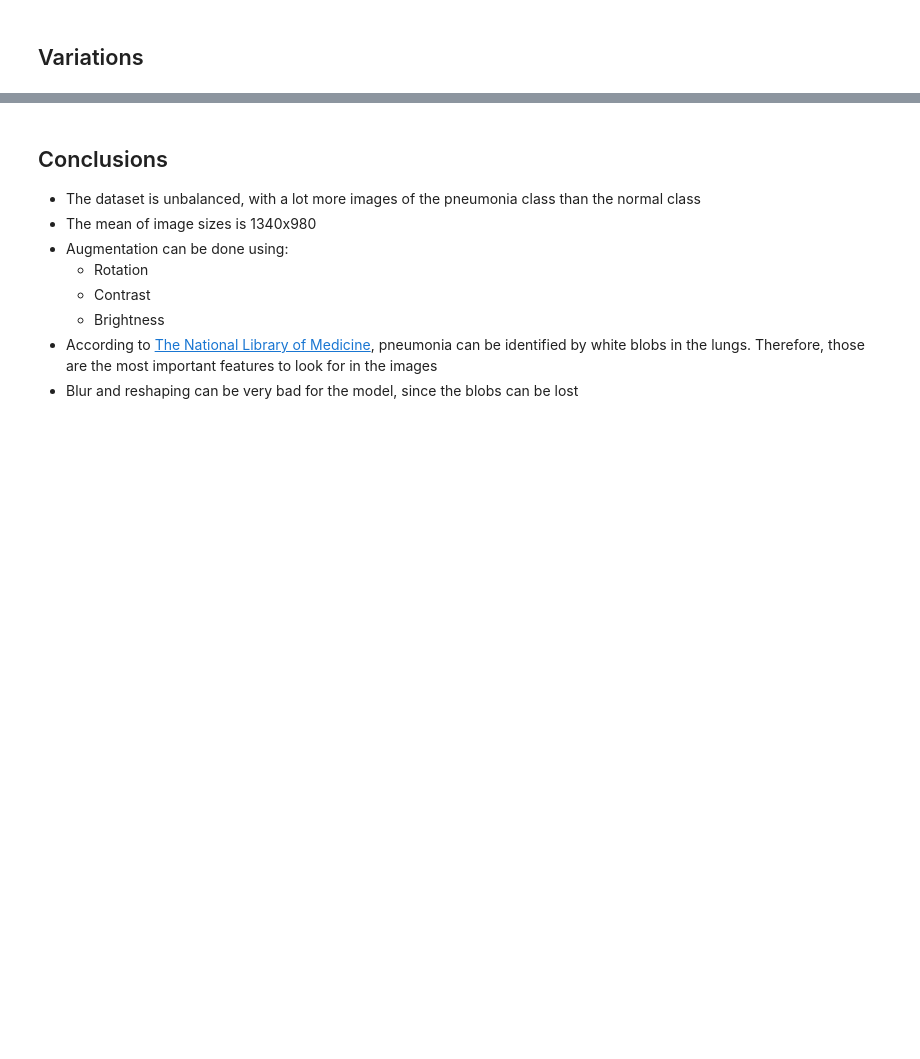
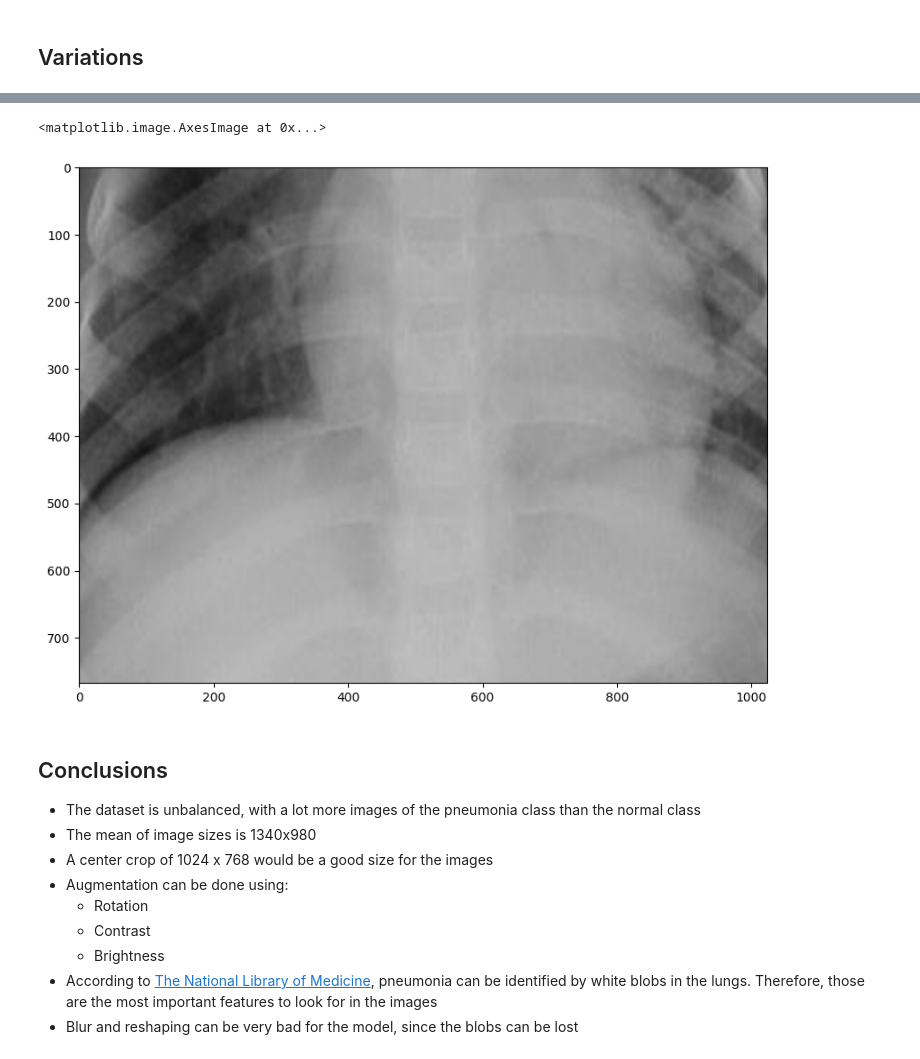
Before and after one commit to matharano/Pneumonia-Classifier-Web-App, a Jupyter notebook: backend/data_exploration.ipynb, the cells around one changed output, grey strips where cells are left out. Drawn from its saved outputs; the diff is of its cells as text; code cells hidden in the pictures; blank space fills up the shorter version.

```diff
--- a/backend/data_exploration.ipynb
+++ b/backend/data_exploration.ipynb
@@ -63,8 +63,21 @@ for x, y in product(range(5), range(5)):
+# %%
+from itertools import product
+img = cv2.imread(random.choice(total_images))
+img = cv2.resize(img, (1340, 980))
+plt.figure(figsize=(10,10))
+size = (1024, 768)
+cuts = np.array([[(980-size[1])/2, 980 - (980-size[1])/2], [(1340-size[0])/2, 1340 - (1340-size[0])/2]], dtype=int)
+plt.imshow(img)
+plt.imshow(img[cuts[0, 0]:cuts[0, 1], cuts[1, 0]:cuts[1, 1]])
+# %% [output]
+<matplotlib.image.AxesImage at 0x...>
+[figure, added]
 # %% [markdown]
 ## Conclusions
 
 * The dataset is unbalanced, with a lot more images of the pneumonia class than the normal class
 * The mean of image sizes is 1340x980
+* A center crop of 1024 x 768 would be a good size for the images
 * Augmentation can be done using:
     * Rotation
     * Contrast
```
Also changed, not shown: parts of 3 cells of this notebook, 5 other files.
